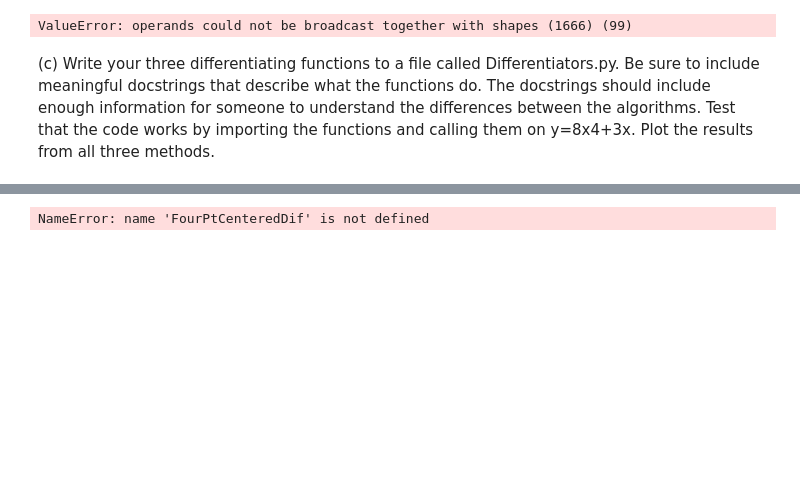
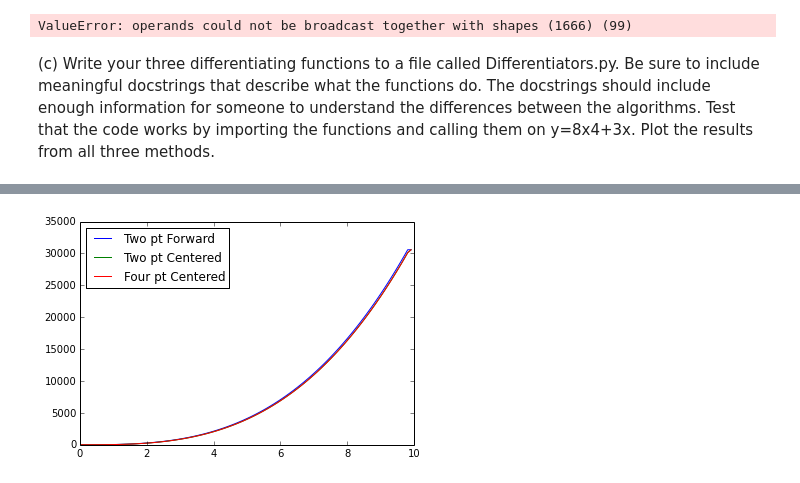
Before and after one commit to jvanstad/PHYS202-S14, a Jupyter notebook: SciPy/DifferentiationExercises.ipynb, the cells around one changed output, grey strips where cells are left out. Drawn from its saved outputs; the diff is of its cells as text; code cells hidden in the pictures; blank space fills up the shorter version.

```diff
--- a/SciPy/DifferentiationExercises.ipynb
+++ b/SciPy/DifferentiationExercises.ipynb
@@ -186,6 +186,0 @@ Writing Differentiators.py
-# %%
-f=open("Differentiators.py")
-drr=FourPtCenteredDif(x,y)
-f.close()
-# %% [output]
-NameError: name 'FourPtCenteredDif' is not defined
@@ -191,0 +189,13 @@ NameError: name 'FourPtCenteredDif' is not defined
+# %%
+x=np.arange(0.0,10.0,0.1)
+y=8*(x**4)+3*x
+T=DF.twoPtForwardDiff(x,y)
+C=twoPtCenteredDiff(x,y)
+F=FourPtCenteredDiff(x,y)
+plt.plot(x,T, label="Two pt Forward")
+plt.plot(x,C, label="Two pt Centered")
+plt.plot(x,F, label= "Four pt Centered")
+plt.legend(loc='upper left')
+plt.show()
+# %% [output]
+[figure, added]
```
Also changed, not shown: parts of 2 cells of this notebook, 3 other files.
